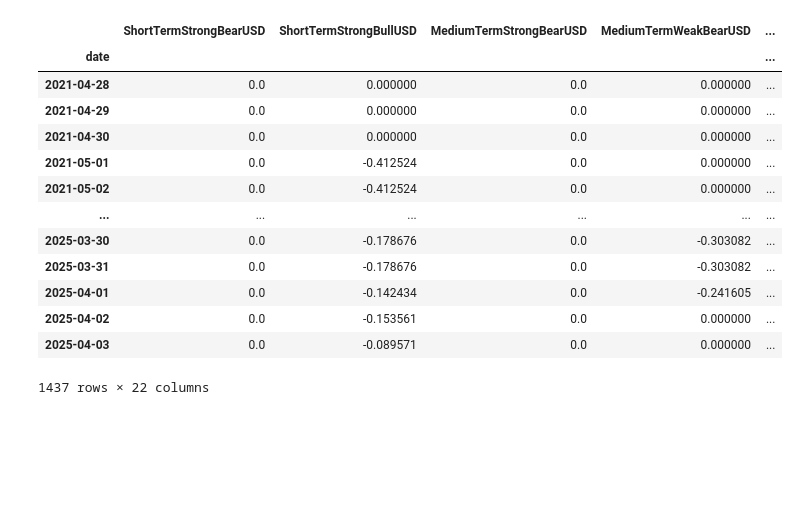
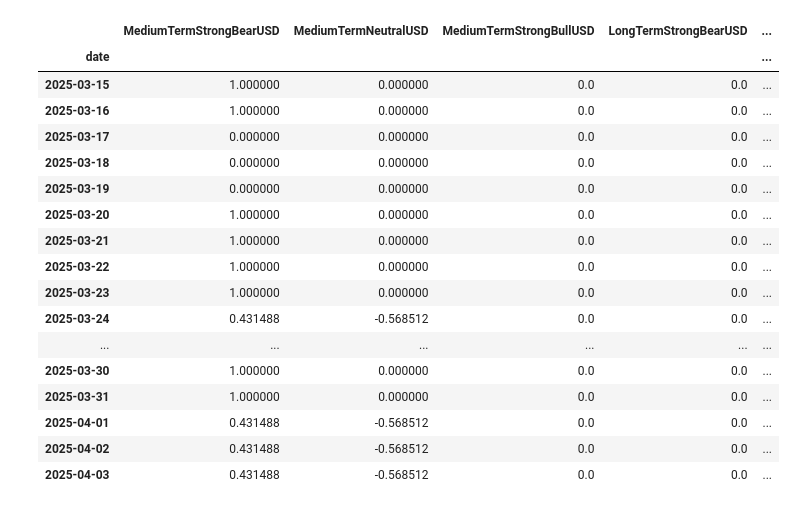
Before and after one commit to GabriellaAM/missioncontrolproject, a Jupyter notebook: soros_test_iv.ipynb, the cells around one changed output. Drawn from its saved outputs; the diff is of its cells as text; code cells hidden in the pictures; blank space fills up the shorter version.

```diff
--- a/soros_test_iv.ipynb
+++ b/soros_test_iv.ipynb
@@ -5,7 +5,7 @@ from scripts.assetsRoster import carteira_AC, others
 import warnings
 
 #assets = carteira_AC
-assets = ['bitcoin', 'pendle']
+assets = ['bitcoin', 'pendle', 'ethereum', 'chainlink']
 
 analyzer = PortfolioAnalyzer(
     data_dir='/Users/valter.rebelo/MissionControl/data',
@@ -18,7 +18,7 @@ analyzer = PortfolioAnalyzer(
 
 # Load assets - the analyzer handles paths internally
 
-analyzer.load_data(assets=assets, start_date='2013-01-01', end_date='2025-12-31')
+analyzer.load_data(assets=assets, start_date='2018-01-01', end_date='2025-12-31')
 # %% [output]
 INFO: Using 7 workers for parallel processing
 INFO: Initialized SignalSelector with lookback=365, min_samples=30, recalc_interval=30
@@ -173,6 +228,9 @@ pendle: 20 effective signals
 # %%
+import warnings
+warnings.filterwarnings('ignore')
+
 # First run the track_signal_events method
-asset_id = 'pendle'
+asset_id = 'bitcoin'
 activation_indices = analyzer.track_signal_events(
     asset_id=asset_id,
     use_effective_signals_only=True,
@@ -223,26 +281,24 @@ def create_signal_weight_matrix(indices_dict, asset_id, analyzer):
         # Add to result DataFrame
         result_df[signal_name] = signal_series
 
-    # Calculate combined weights and normalize for each day
-    def normalize_weights(row):
-        # Skip if all weights are 0
-        if (row == 0).all():
-            return row
+    # Calculate the sum of absolute weights for normalization
+    abs_weight_sum = result_df.abs().sum(axis=1)
 
-        # Calculate absolute sum of weights
-        total_abs_weight = sum(abs(val) for val in row)
+    # Normalize weights where sum is not zero
+    normalized_df = result_df.copy()
+    for col in result_df.columns:
+        # Only normalize where we have active signals
+        mask = abs_weight_sum > 0
+        normalized_df.loc[mask, col] = result_df.loc[mask, col] / abs_weight_sum[mask]
 
-        # Normalize
-        if total_abs_weight > 0:
-            return row / total_abs_weight
-        return row
+    # Calculate combined weight (sum of normalized weights)
+    normalized_df['combined_weight'] = normalized_df.sum(axis=1)
 
-    # Normalize weights row by row (for each date)
-    normalized_df = result_df.apply(normalize_weights, axis=1)
-
-
-    normalized_df['combined_weight'] = normalized_df.sum(axis=1)
-    normalized_df['decision'] = (normalized_df['combined_weight'] > 0).astype(int)
+    # Set decision based on combined weight with a threshold of 0.5
+    # If combined weight is greater than 0.5, set to 1 (buy)
+    # If combined weight is less than or equal to 0.5, set to 0 (don't buy)
+    normalized_df['decision'] = 0
+    normalized_df.loc[normalized_df['combined_weight'] > 0.5, 'decision'] = 1
 
     return normalized_df
 
@@ -250,5 +306,5 @@ def create_signal_weight_matrix(indices_dict, asset_id, analyzer):
 signal_weight_matrix = create_signal_weight_matrix(activation_indices, asset_id, analyzer)
 
 # Display the last few rows
-signal_weight_matrix
+signal_weight_matrix.tail(20)
 # %% [output]
@@ -272,14 +311,18 @@ Setting an item of incompatible dtype is deprecated and will raise an error in a
-|  | ShortTermStrongBearUSD | ShortTermStrongBullUSD | MediumTermStrongBearUSD | MediumTermWeakBearUSD | ... |
+|  | MediumTermStrongBearUSD | MediumTermNeutralUSD | MediumTermStrongBullUSD | LongTermStrongBearUSD | ... |
 | date |  |  |  |  | ... |
-| 2021-04-28 | 0.0 | 0.000000 | 0.0 | 0.000000 | ... |
-| 2021-04-29 | 0.0 | 0.000000 | 0.0 | 0.000000 | ... |
-| 2021-04-30 | 0.0 | 0.000000 | 0.0 | 0.000000 | ... |
-| 2021-05-01 | 0.0 | -0.412524 | 0.0 | 0.000000 | ... |
-| 2021-05-02 | 0.0 | -0.412524 | 0.0 | 0.000000 | ... |
+| 2025-03-15 | 1.000000 | 0.000000 | 0.0 | 0.0 | ... |
+| 2025-03-16 | 1.000000 | 0.000000 | 0.0 | 0.0 | ... |
+| 2025-03-17 | 0.000000 | 0.000000 | 0.0 | 0.0 | ... |
+| 2025-03-18 | 0.000000 | 0.000000 | 0.0 | 0.0 | ... |
+| 2025-03-19 | 0.000000 | 0.000000 | 0.0 | 0.0 | ... |
+| 2025-03-20 | 1.000000 | 0.000000 | 0.0 | 0.0 | ... |
+| 2025-03-21 | 1.000000 | 0.000000 | 0.0 | 0.0 | ... |
+| 2025-03-22 | 1.000000 | 0.000000 | 0.0 | 0.0 | ... |
+| 2025-03-23 | 1.000000 | 0.000000 | 0.0 | 0.0 | ... |
+| 2025-03-24 | 0.431488 | -0.568512 | 0.0 | 0.0 | ... |
 | ... | ... | ... | ... | ... | ... |
-| 2025-03-30 | 0.0 | -0.178676 | 0.0 | -0.303082 | ... |
-| 2025-03-31 | 0.0 | -0.178676 | 0.0 | -0.303082 | ... |
-| 2025-04-01 | 0.0 | -0.142434 | 0.0 | -0.241605 | ... |
-| 2025-04-02 | 0.0 | -0.153561 | 0.0 | 0.000000 | ... |
-| 2025-04-03 | 0.0 | -0.089571 | 0.0 | 0.000000 | ... |
+| 2025-03-30 | 1.000000 | 0.000000 | 0.0 | 0.0 | ... |
+| 2025-03-31 | 1.000000 | 0.000000 | 0.0 | 0.0 | ... |
+| 2025-04-01 | 0.431488 | -0.568512 | 0.0 | 0.0 | ... |
+| 2025-04-02 | 0.431488 | -0.568512 | 0.0 | 0.0 | ... |
+| 2025-04-03 | 0.431488 | -0.568512 | 0.0 | 0.0 | ... |
-1437 rows × 22 columns
```
Also changed, not shown: parts of 8 cells of this notebook, 2 other files.
